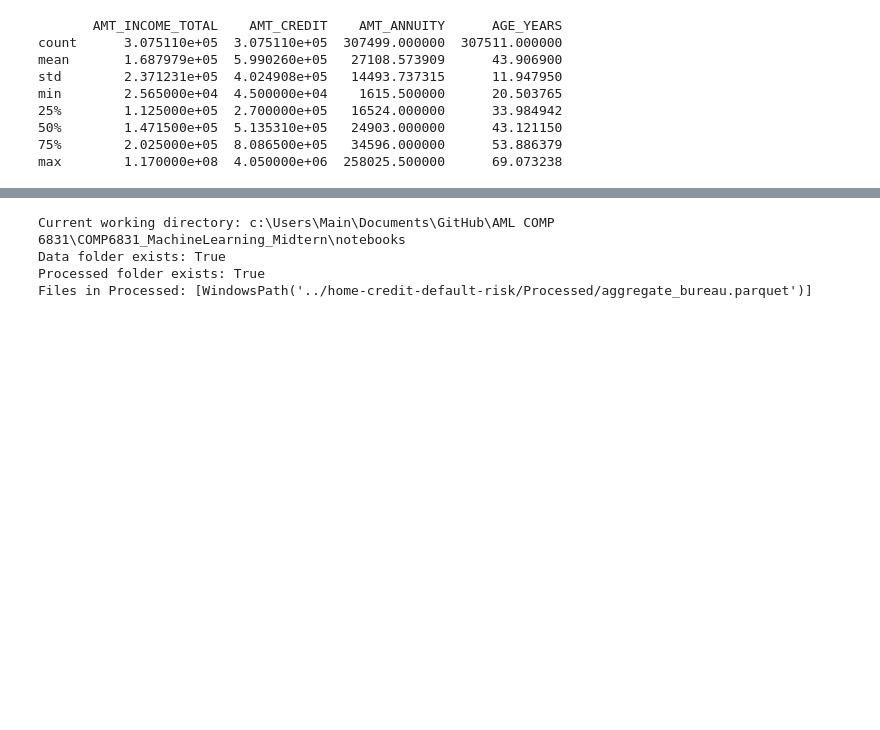
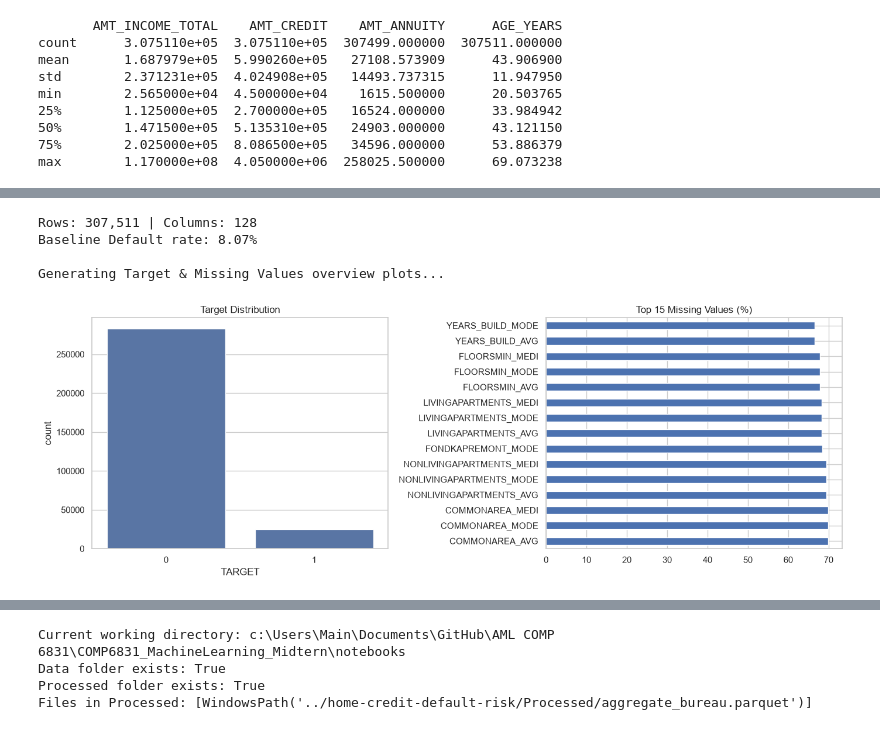
Before and after one commit to zenghui-wu/COMP6831_MachineLearning_Midtern, a Jupyter notebook: notebooks/OLD-01_exploratory_data_analysis.ipynb, the cells around one changed output, grey strips where cells are left out. Saved outputs shown, nothing was run; the diff lists cells and outputs as text; code cells hidden in the pictures; blank space fills up the shorter version.

Commit message:
added modules 1-5 to help visualize

```diff
--- a/notebooks/OLD-01_exploratory_data_analysis.ipynb
+++ b/notebooks/OLD-01_exploratory_data_analysis.ipynb
@@ -292,45 +149,53 @@ max        1.170000e+08  4.050000e+06  258025.500000      69.073238
 # %%
+# ==================================================
+# MODULE 1: Base Setup, Cleaning & Initial Overview
+# ==================================================
 from pathlib import Path
-import polars as pl
+import matplotlib.pyplot as plt
+import numpy as np
+import pandas as pd
+import seaborn as sns
 
-# 1. Define your paths (adjust if your notebook is in a different subfolder)
+# Configure visual style for charts
+sns.set_theme(style="whitegrid")
 DATA_DIR = Path("../home-credit-default-risk")
-PROCESSED_DIR = DATA_DIR / "Processed"
 
-# Ensure the Processed directory exists
-PROCESSED_DIR.mkdir(parents=True, exist_ok=True)
+print("Loading application_train.csv...")
+app = pd.read_csv(DATA_DIR / "application_train.csv")
 
-bureau_path = DATA_DIR / "bureau.csv"
-output_path = PROCESSED_DIR / "aggregate_bureau.parquet"
+# 1. Clean anomalies: Replace Home Credit's placeholder value (365243 days) with NaN
+app["DAYS_EMPLOYED"] = app["DAYS_EMPLOYED"].replace(365243, np.nan)
 
-print("Starting bureau.csv aggregation...")
+# 2. Engineer core base features (converting days to human-readable years and financial ratios)
+app["AGE"] = -app["DAYS_BIRTH"] / 365
+app["YEARS_EMPLOYED"] = -app["DAYS_EMPLOYED"] / 365
 
-# 2. Scan and aggregate lazily using Polars
-df_bureau = pl.scan_csv(bureau_path)
+for new, a, b in [
+    ("CREDIT_INCOME", "AMT_CREDIT", "AMT_INCOME_TOTAL"),
+    ("ANNUITY_INCOME", "AMT_ANNUITY", "AMT_INCOME_TOTAL"),
+    ("CREDIT_GOODS", "AMT_CREDIT", "AMT_GOODS_PRICE"),
+    ("CREDIT_TERM", "AMT_CREDIT", "AMT_ANNUITY"),
+]:
+  app[new] = app[a] / app[b].replace(0, np.nan)
 
-bureau_agg = (
-    df_bureau
-    .group_by("SK_ID_CURR")  # Groups all rows belonging to the same client
-    .agg([
-        # Volume & Counts
-        pl.len().alias("bureau_loan_count"),
-        (pl.col("CREDIT_ACTIVE") == "Active").sum().alias("bureau_active_count"),
+# Calculate baseline default rate percentage across the dataset
+BASE = app["TARGET"].mean() * 100
+print(f"Rows: {len(app):,} | Columns: {len(app.columns)}")
+print(f"Baseline Default rate: {BASE:.2f}%\n")
 
-        # Financial Aggregations
-        pl.col("AMT_CREDIT_SUM_DEBT").filter(pl.col("CREDIT_ACTIVE") == "Active").sum().alias("bureau_active_debt_sum"),
-        pl.col("AMT_CREDIT_SUM").sum().alias("bureau_total_customer_credit_sum"),
-        pl.col("AMT_CREDIT_SUM_DEBT").sum().alias("bureau_total_customer_debt_sum"),
-        pl.col("AMT_CREDIT_MAX_OVERDUE").max().alias("bureau_max_amt_overdue"),
+# 3. Visualize Target Distribution and Top Missing Values
+print("Generating Target & Missing Values overview plots...")
+fig, ax = plt.subplots(1, 2, figsize=(14, 5))
 
-        # Temporal Features (DAYS_CREDIT is negative, max = most recent)
-        pl.col("DAYS_CREDIT").max().alias("bureau_days_credit_max"),
-        pl.col("DAYS_CREDIT").min().alias("bureau_days_credit_min"),
-    ])
-    .collect()  # Pulls the aggregated result into memory
-)
+# Plot target class balance (0 = repaid, 1 = default)
+sns.countplot(data=app, x="TARGET", ax=ax[0])
+ax[0].set_title("Target Distribution")
 
-# 3. Save as a compressed Parquet file
-bureau_agg.write_parquet(output_path)
-print(f"Successfully created and saved: {output_path}")
-print(f"Aggregated shape: {bureau_agg.shape}")
+# Plot top 15 columns with the highest percentage of missing values
+missing = app.isna().mean().mul(100).nlargest(15)
+missing.plot.barh(ax=ax[1])
+ax[1].set_title("Top 15 Missing Values (%)")
+
+plt.tight_layout()
+plt.show()
 # %% [output]
@@ -340 +203,6 @@ Aggregated shape: (305811, 9)
+Rows: 307,511 | Columns: 128
+Baseline Default rate: 8.07%
+
+Generating Target & Missing Values overview plots...
+[figure, added]
 # %%
```
Also changed, not shown: parts of 7 cells of this notebook, 1 other file.
